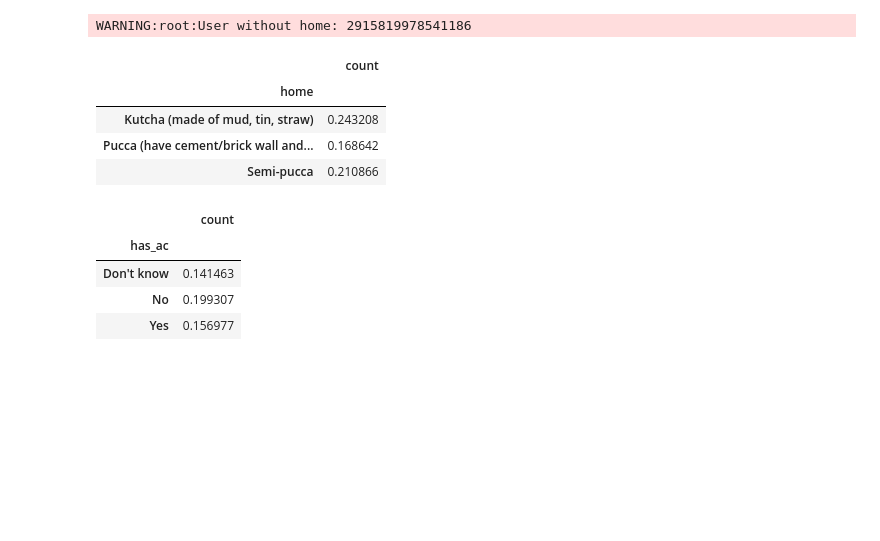
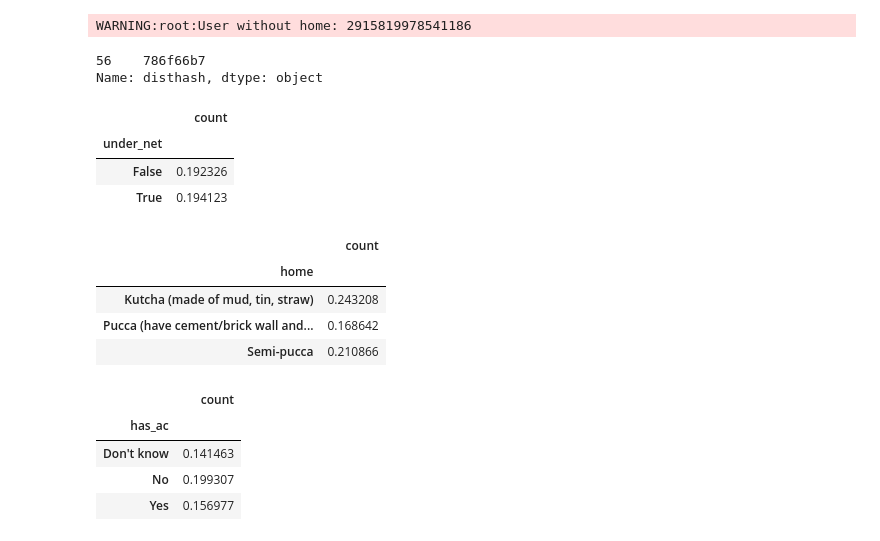
Before and after one commit to vlab-research/vlab, a Jupyter notebook: marketing.ipynb, the cells around one changed output. Cells and saved outputs as stored; diff of their text form; code cells hidden in the pictures; blank space fills up the shorter version.

```diff
--- a/marketing.ipynb
+++ b/marketing.ipynb
@@ -365,6 +301,8 @@ questions = [
     ('education', 'e40fa1c6-13a1-4a02-91cd-0eaade11864d'),
     ('owns_net', 'bd4802c6-7bdb-40f0-aac1-18cc6df7da6e'),
     ('has_ac', 'e279587c-975f-433a-adab-1ad563876af6'),
+    ('has_ac', 'e279587c-975f-433a-adab-1ad563876af6'),
+    ('net_lastnight', 'b5b1ff58-c8df-4890-9b1c-0cd40ce6edc0'),
     ('home', '4d0ae478-3893-4b46-ab39-d6848c69245d')]
 # %%
 from responses import get_response_df
@@ -418,3 +356,5 @@ def make_row(df):
 
 dd = rr.groupby('userid').apply(make_row).reset_index(drop=True)
 dd = dd.merge(districts, left_on='cluster', right_on='disthash')
+# %%
+dd['under_net'] = dd.net_lastnight == 'Yes'
@@ -421,6 +370,6 @@ dd = dd.merge(districts, left_on='cluster', right_on='disthash')
 # %%
-high_malaria_dists = perc[(perc.perc > .25) & (perc.target >= 3)].cluster.unique()
-low_malaria_dists = perc[(perc.perc < .07) & (perc.target >= 3)].cluster.unique()
+# high_malaria_dists = perc[(perc.perc > .25) & (perc.target >= 3)].cluster.unique()
+# low_malaria_dists = perc[(perc.perc < .07) & (perc.target >= 3)].cluster.unique()
 # %%
 dd['dist_risk'] = 'med'
 dd.loc[dd.cluster.isin(low_malaria_dists), 'dist_risk'] = 'low'
@@ -442,0 +404,5 @@ dd.groupby(['state', 'malaria']).home.value_counts(normalize=True)
+# %%
+saturated = perc[perc.non_target > 150].disthash
+# %% [output]
+56    786f66b7
+Name: disthash, dtype: object
@@ -443,3 +421,10 @@ dd.groupby(['state', 'malaria']).home.value_counts(normalize=True)
+# %%
+malaria_prob(dd.groupby('under_net'))
+# %% [output]
+|  | count |
+| under_net |  |
+| False | 0.192326 |
+| True | 0.194123 |
 # %%
 malaria_prob(dd.groupby(['home']))
 # %% [output]
```
Also changed, not shown: parts of 36 cells of this notebook, 7 other files.
